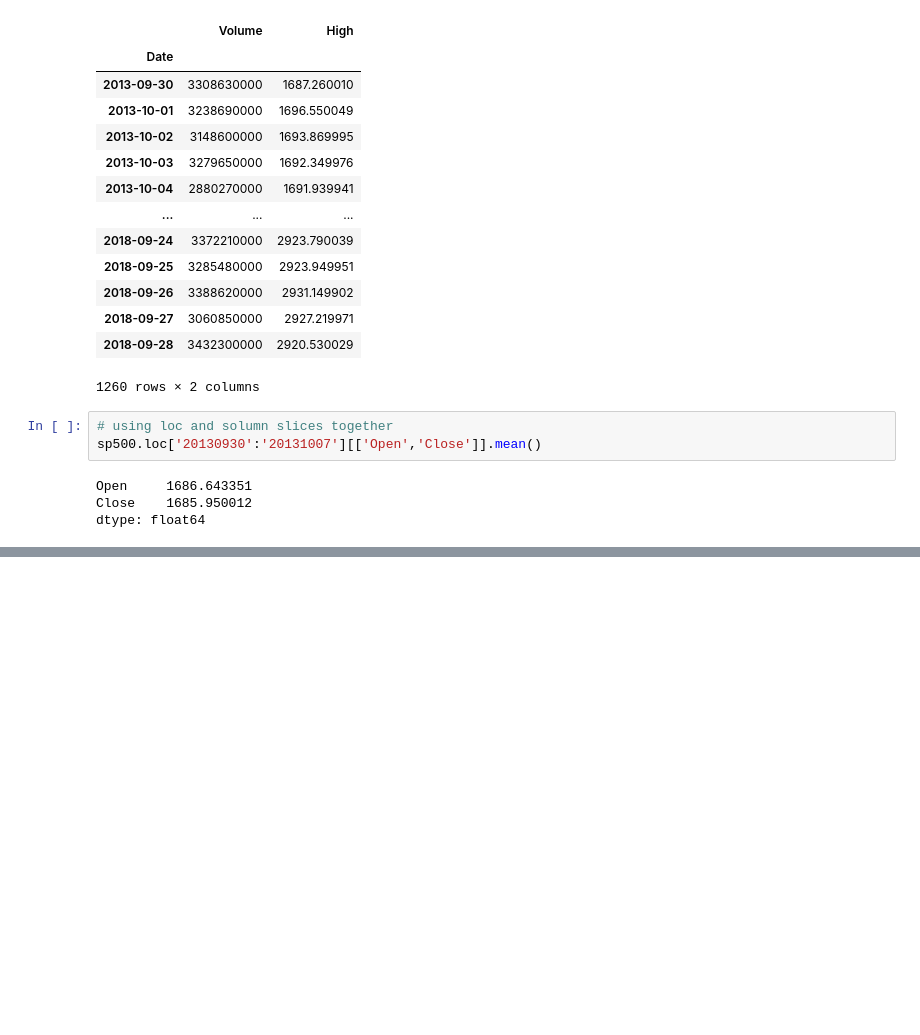
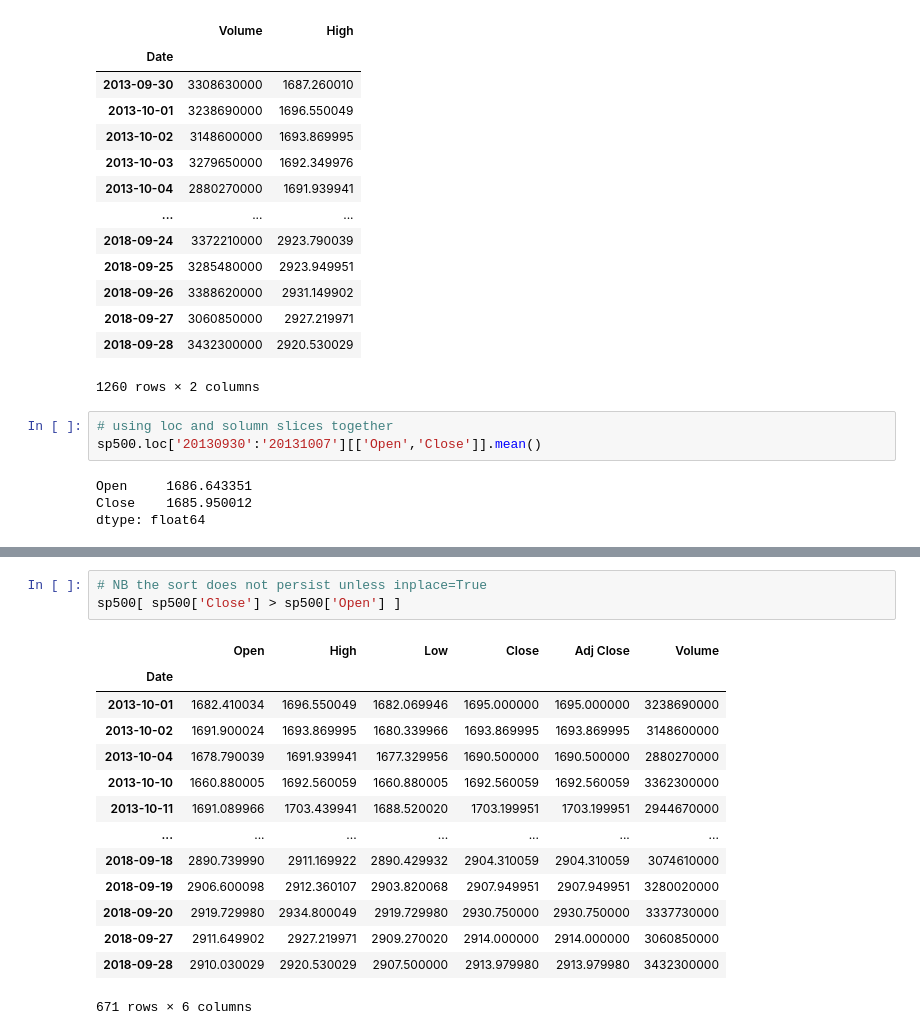
Before and after one commit to onionmccabbage/pythonThuFri2026, a Jupyter notebook: lesson2.ipynb, the cells around one changed output, grey strips where cells are left out. Drawn from its saved outputs; the diff is of its cells as text; blank space fills up the shorter version.

```diff
--- a/lesson2.ipynb
+++ b/lesson2.ipynb
@@ -187,0 +208,18 @@ dtype: float64
+# %%
+# NB the sort does not persist unless inplace=True
+sp500[ sp500['Close'] > sp500['Open'] ]
+# %% [output]
+|  | Open | High | Low | Close | Adj Close | Volume |
+| Date |  |  |  |  |  |  |
+| 2013-10-01 | 1682.410034 | 1696.550049 | 1682.069946 | 1695.000000 | 1695.000000 | 3238690000 |
+| 2013-10-02 | 1691.900024 | 1693.869995 | 1680.339966 | 1693.869995 | 1693.869995 | 3148600000 |
+| 2013-10-04 | 1678.790039 | 1691.939941 | 1677.329956 | 1690.500000 | 1690.500000 | 2880270000 |
+| 2013-10-10 | 1660.880005 | 1692.560059 | 1660.880005 | 1692.560059 | 1692.560059 | 3362300000 |
+| 2013-10-11 | 1691.089966 | 1703.439941 | 1688.520020 | 1703.199951 | 1703.199951 | 2944670000 |
+| ... | ... | ... | ... | ... | ... | ... |
+| 2018-09-18 | 2890.739990 | 2911.169922 | 2890.429932 | 2904.310059 | 2904.310059 | 3074610000 |
+| 2018-09-19 | 2906.600098 | 2912.360107 | 2903.820068 | 2907.949951 | 2907.949951 | 3280020000 |
+| 2018-09-20 | 2919.729980 | 2934.800049 | 2919.729980 | 2930.750000 | 2930.750000 | 3337730000 |
+| 2018-09-27 | 2911.649902 | 2927.219971 | 2909.270020 | 2914.000000 | 2914.000000 | 3060850000 |
+| 2018-09-28 | 2910.030029 | 2920.530029 | 2907.500000 | 2913.979980 | 2913.979980 | 3432300000 |
+671 rows × 6 columns
```
Also changed, not shown: parts of 3 cells of this notebook, 1 other file.
